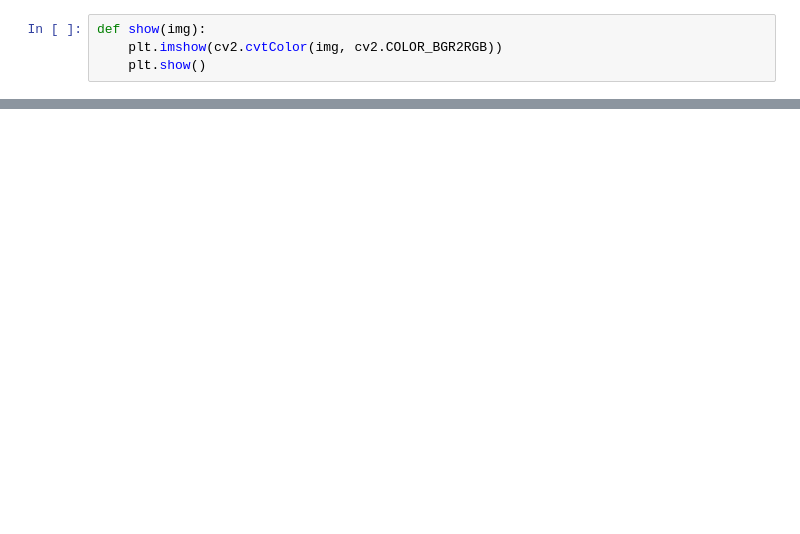
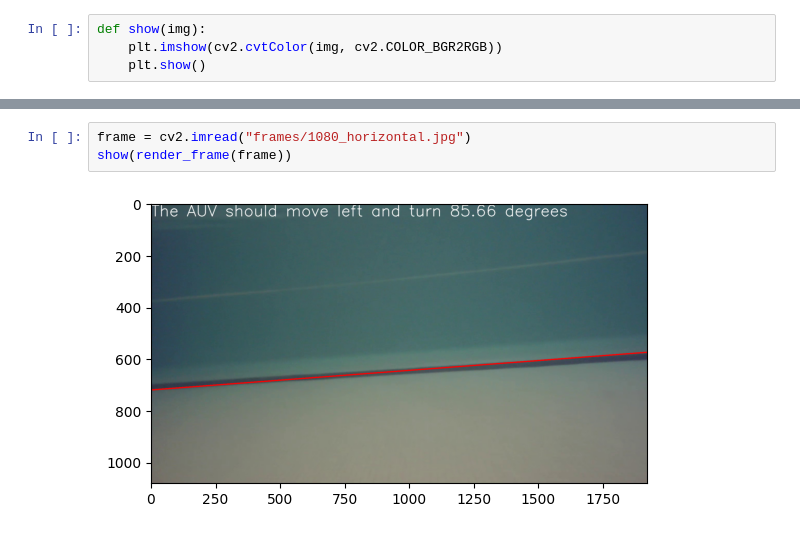
Before and after one commit to TonehavenE/cv-intro, a Jupyter notebook: video_maker.ipynb, the cells around one changed output, grey strips where cells are left out. Drawn from its saved outputs; the diff is of its cells as text; blank space fills up the shorter version.

```diff
--- a/video_maker.ipynb
+++ b/video_maker.ipynb
@@ -195,0 +24,5 @@ now on frame 379...
+# %%
+frame = cv2.imread("frames/1080_horizontal.jpg")
+show(render_frame(frame))
+# %% [output]
+[figure, added]
```
Also changed, not shown: parts of 8 cells of this notebook, 4 other files.
